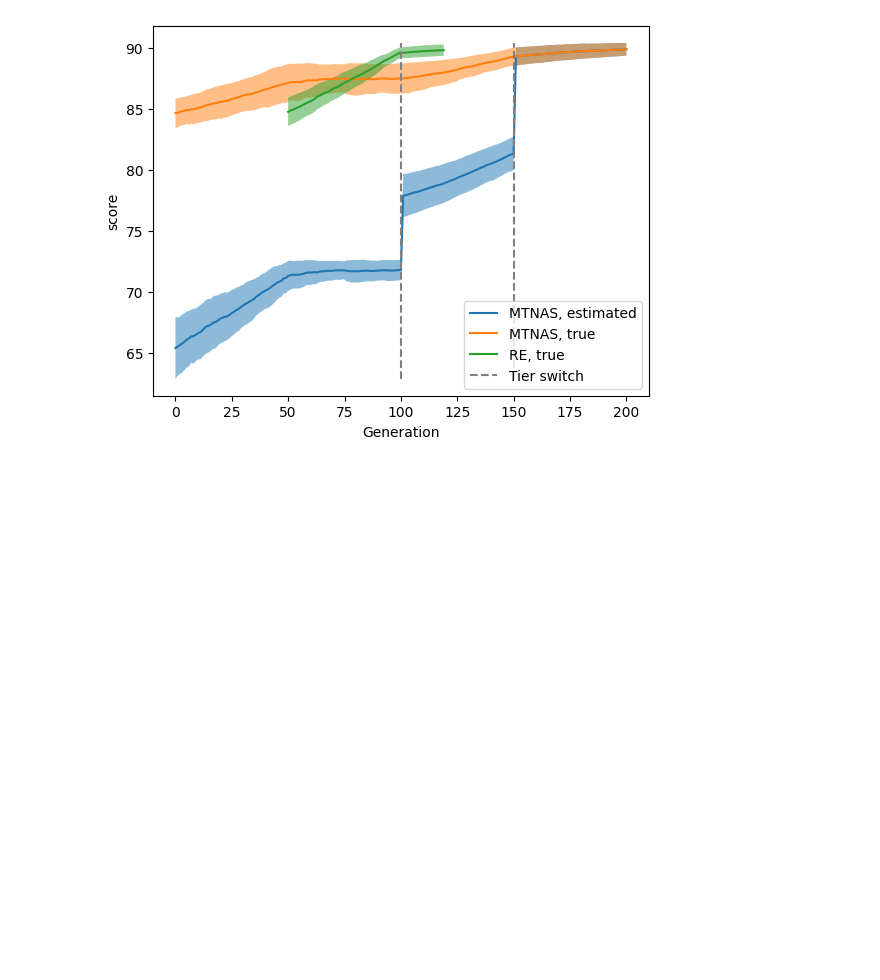
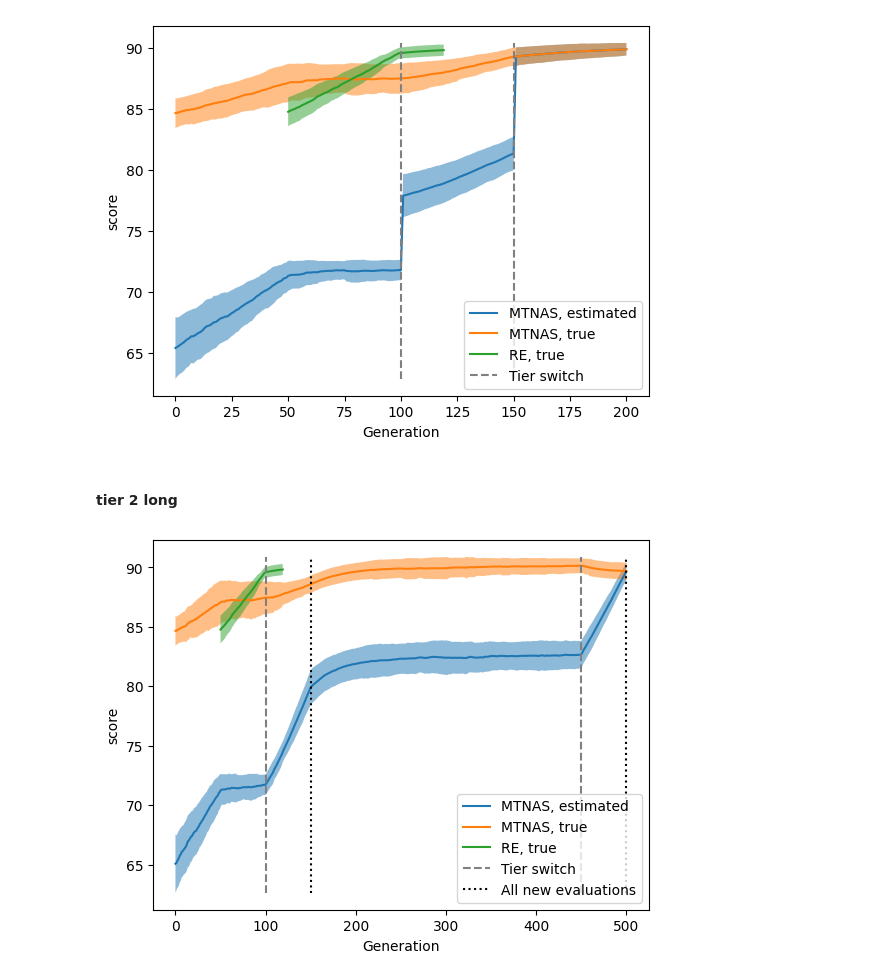
Before and after one commit to ChackMociute/Multi-Tier-NAS, a Jupyter notebook: Plots.ipynb, the cells around one changed output. Drawn from its saved outputs; the diff is of its cells as text; code cells hidden in the pictures; blank space fills up the shorter version.

Commit message:
Added varied tier 2 length experiment results

```diff
--- a/Plots.ipynb
+++ b/Plots.ipynb
@@ -173,3 +173,9 @@ plot_averages('experiments/results/nasbench201/cifar10/reevaluate/averages.json'
 plot_averages('experiments/results/nasbench201/cifar10/adj_reevaluate/averages.json', switch=np.asarray([100, 150]), pop_size=None)
 # %% [output]
 [figure]
+# %% [markdown]
+#### tier 2 long
+# %%
+plot_averages('experiments/results/nasbench201/cifar10/tier2long/averages.json', switch=np.asarray([100, 450]))
+# %% [output]
+[figure, added]
```
Also changed, not shown: parts of 2 cells of this notebook, 7 other files.
